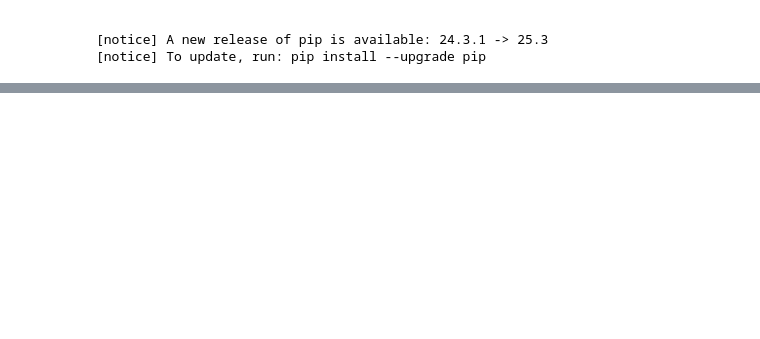
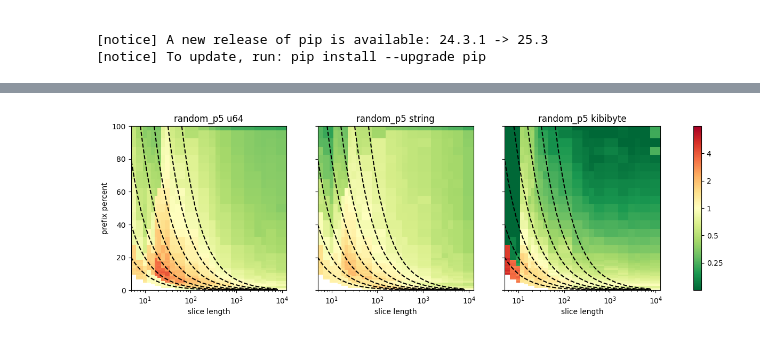
Before and after one commit to niklasf/partial_sort_vendored_std, a Jupyter notebook: analyse_benches.ipynb, the cells around one changed output, grey strips where cells are left out. Saved outputs shown, nothing was run; the diff lists cells and outputs as text; code cells hidden in the pictures; blank space fills up the shorter version.

```diff
--- a/analyse_benches.ipynb
+++ b/analyse_benches.ipynb
@@ -114,0 +112,4 @@ plot("u64_random_z1")
+# %%
+plot("random_p5")
+# %% [output]
+[figure, added]
```
Also changed, not shown: parts of 11 cells of this notebook.
